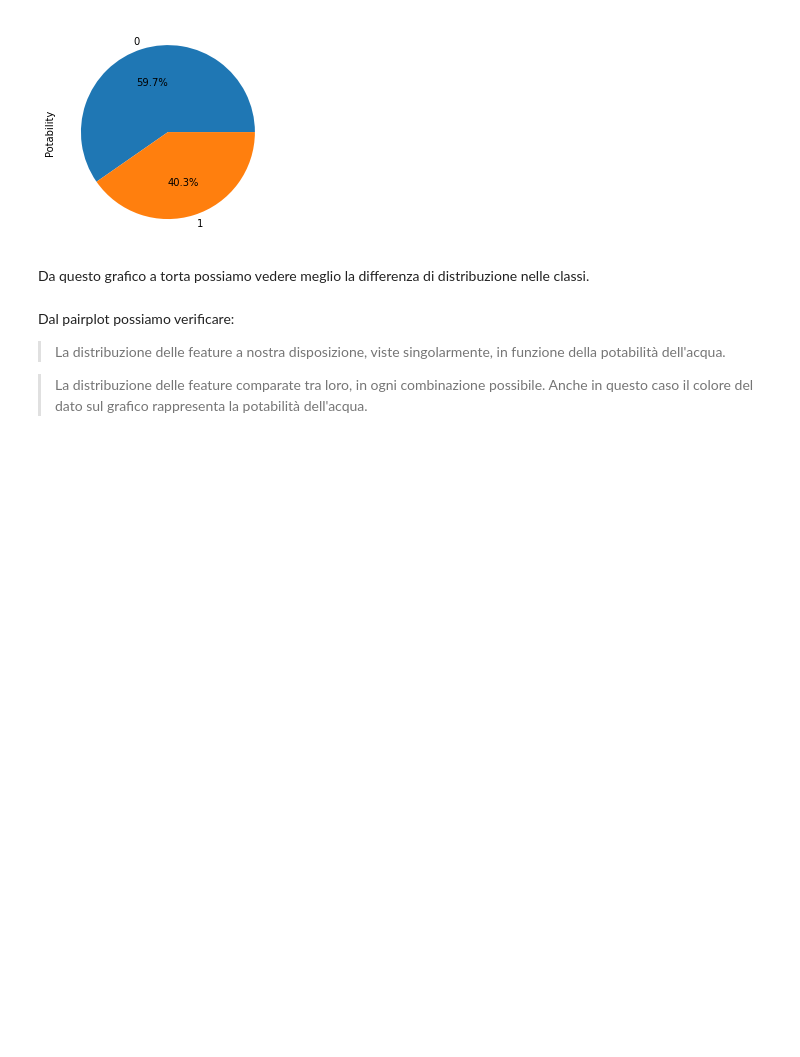
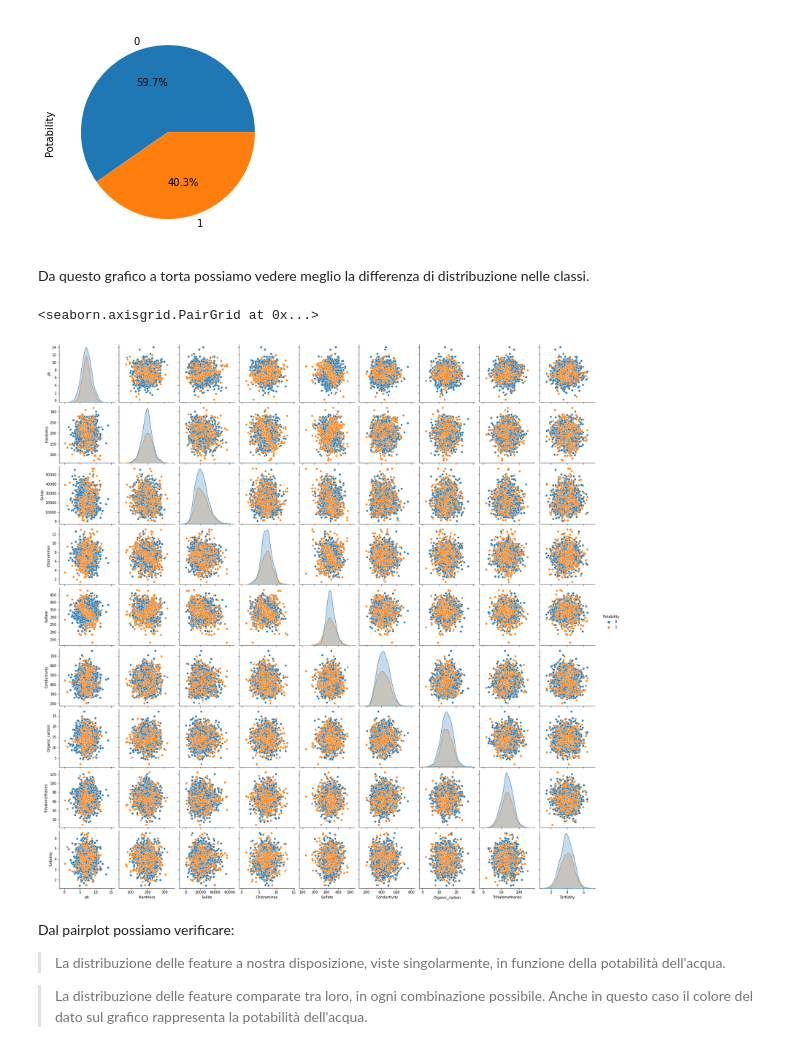
Before and after one commit to aleshark87/data-intensive-project, a Jupyter notebook: Progetto.ipynb, the cells around one changed output. Drawn from its saved outputs; the diff is of its cells as text; code cells hidden in the pictures; blank space fills up the shorter version.

```diff
--- a/Progetto.ipynb
+++ b/Progetto.ipynb
@@ -122,7 +122,10 @@ dataset.Potability.value_counts().plot.pie(autopct="%.1f%%");
 # %% [markdown]
 Da questo grafico a torta possiamo vedere meglio la differenza di distribuzione nelle classi.
 # %%
-#sns.pairplot(dataset, hue="Potability")
+sns.pairplot(dataset, hue="Potability")
+# %% [output]
+<seaborn.axisgrid.PairGrid at 0x...>
+[figure, added]
 # %% [markdown]
 Dal pairplot possiamo verificare:
 
```
Also changed, not shown: parts of 3 cells of this notebook.
